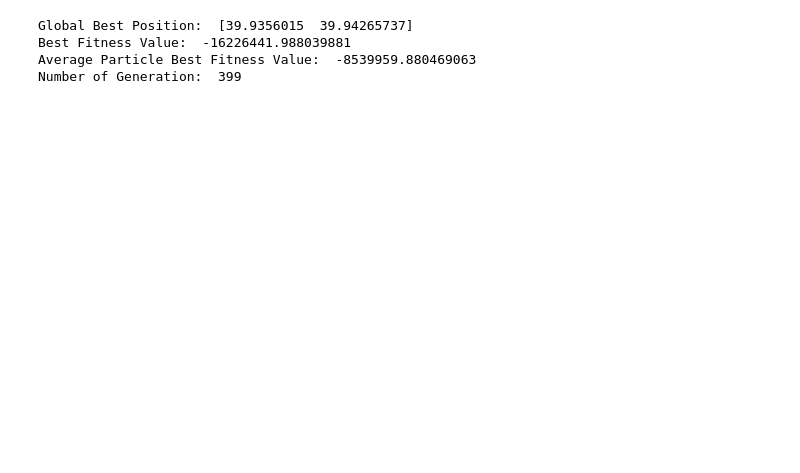
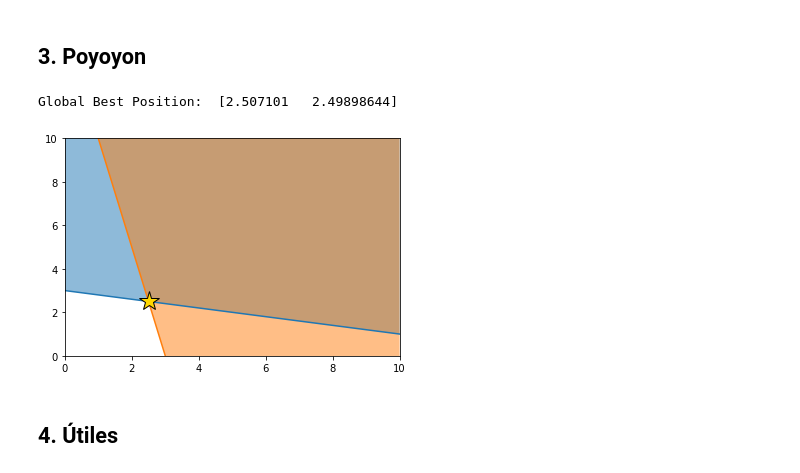
Before and after one commit to JHludwolf/Optimizacion_y_MetahuristicasII, a Jupyter notebook: Tercer Parcial/MechanismOptimization/ParticleSwarm.ipynb, the cells around one changed output. Drawn from its saved outputs; the diff is of its cells as text; code cells hidden in the pictures; blank space fills up the shorter version.

```diff
--- a/Tercer Parcial/MechanismOptimization/ParticleSwarm.ipynb
+++ b/Tercer Parcial/MechanismOptimization/ParticleSwarm.ipynb
@@ -84,27 +153,47 @@ def objective_func(x):
+# %% [markdown]
+## 3. Poyoyon
 # %%
-def funobj(X):
-    p,m = X[0],X[1]
-    return -20000*p + -15000*m
+def objective_func(x):
+    p,m = x[0], x[1]
+    return 10*p + 30*m
+
 def funFeasible(X):
     p,m = X[0],X[1]
-    if p + 2*m > 80: return False
-    if 3*p + 2*m > 120: return False
+    if (1)*p + (5)*m < 15: return False
+    if (5)*p + (1)*m < 15: return False
     if p<0: return False
     if m<0: return False
     return True
-bounds = np.array([[0,500],[0,500]])
-# %%
-population = 100            # Number of individuals
-bounds = np.array([
-    [0, 500],
-    [0, 500]
-])
-generation = 400            # Number of generation
-fitness_criterion = 10e-4
-
-particle_swarm(population, bounds, generation, fitness_criterion, objective_func)
-# %% [output]
-Global Best Position:  [39.9356015  39.94265737]
-Best Fitness Value:  -16226441.988039881
-Average Particle Best Fitness Value:  -8539959.880469063
-Number of Generation:  399
+# %%
+elite = particle_swarm(
+    population = 100,
+    bounds = np.array([
+                [0, 5],
+                [0, 5]
+            ]),
+    generation = 400,
+    fitness_function = objective_func,
+    funFeasible = funFeasible
+)
+
+x1 = np.linspace(0,10,100)
+y1 = (15 - 1*x1)*(1/5)
+
+x2 = np.linspace(0,10,100)
+y2 = (15 - 5*x2)*(1)
+
+plt.figure()
+plt.plot(x1, y1)
+plt.fill_between(x1, y1, 100, alpha=0.5)
+plt.plot(x2, y2)
+plt.fill_between(x2, y2, 100, alpha=0.5)
+plt.plot(elite[0], elite[1], marker="*", markersize=20, markeredgecolor="black", markerfacecolor="#FFD700")
+plt.xlim(0,10)
+plt.ylim(0,10)
+
+plt.show()
+# %% [output]
+Global Best Position:  [2.507101   2.49898644]
+[figure, added]
+# %% [markdown]
+## 4.  Útiles
```
Also changed, not shown: parts of 16 cells of this notebook.
